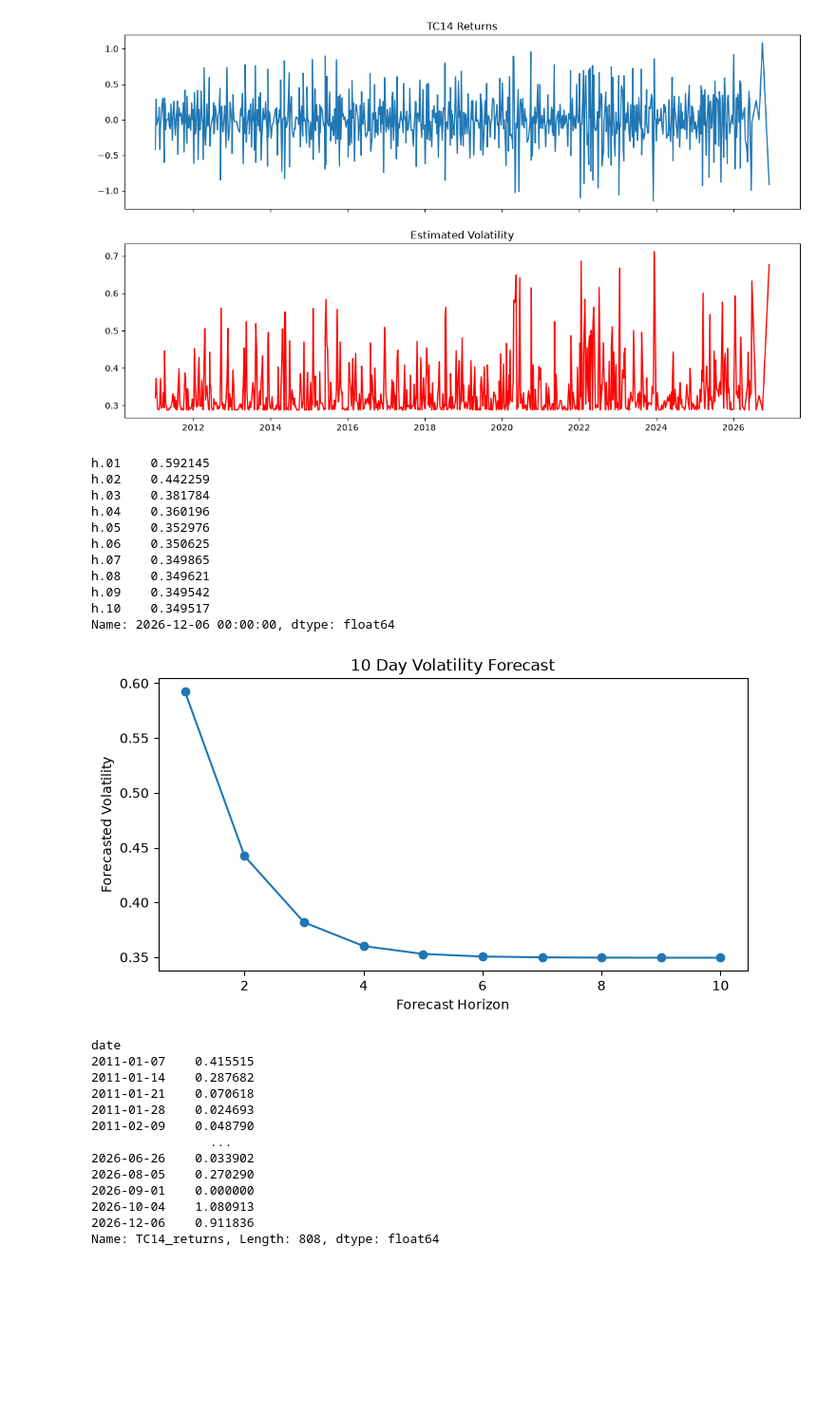
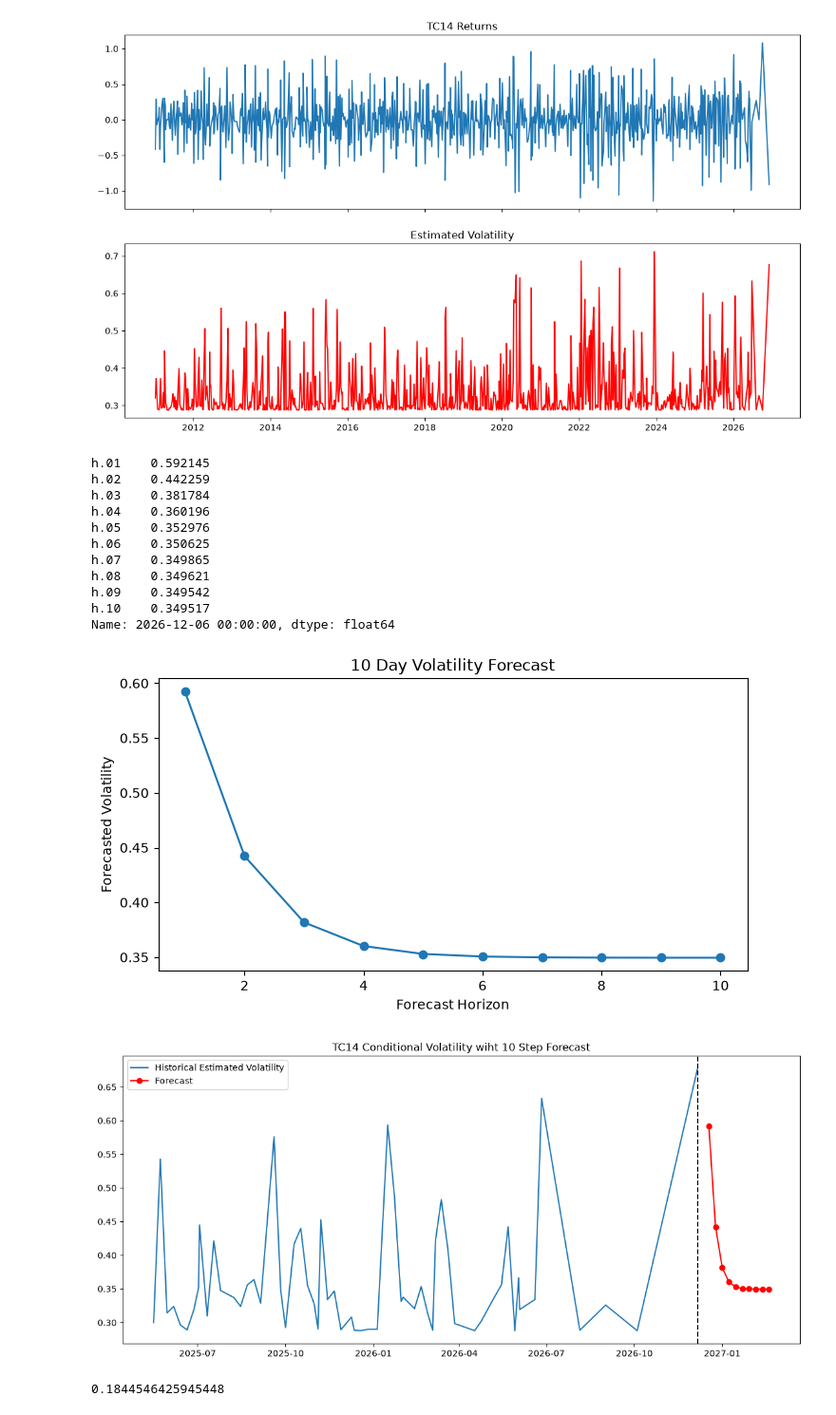
Before and after one commit to hdwyerr/freight-forecasting-models, a Jupyter notebook: code/TC14_Models.ipynb, the cells around one changed output. Shown at 95% size. Drawn from its saved outputs; the diff is of its cells as text; code cells hidden in the pictures; blank space fills up the shorter version.

Commit message:
continuing to work on forecasting

```diff
--- a/code/TC14_Models.ipynb
+++ b/code/TC14_Models.ipynb
@@ -898,44 +898,45 @@ vol_forecast = np.sqrt(variance_forecast)
 print(vol_forecast)
 
 #plot forecast
 plt.figure(figsize = (8,4))
 plt.plot(range(1,11), vol_forecast, marker = "o")
 plt.title("10 Day Volatility Forecast")
 plt.xlabel("Forecast Horizon")
 plt.ylabel("Forecasted Volatility")
 plt.show()
 
 #fitted forecast
+hist_vol = results_t.conditional_volatility
+hist = hist_vol.iloc[-60:]
+forecast_fitted = results_t.forecast(horizon =10)
+future = np.sqrt(forecast_fitted.variance.iloc[-1])
+future_dates = pd.date_range(start = hist.index[-1], periods =11, freq = "W-FRI")[1:]
 
+plt.figure(figsize = (14,6))
+plt.plot(hist.index, hist, label = "Historical Estimated Volatility")
+plt.plot(future_dates, future, color = "red", marker = "o", label = "Forecast")
+plt.axvline(hist.index[-1], color = "black", linestyle = "--")
+plt.legend()
+plt.title("TC14 Conditional Volatility wiht 10 Step Forecast")
+plt.show()
 
 #evaluating model
 realized = returns**2
 predicted = volatility**2
-rmse = np.sqrt(realized, predicted)
+rmse = np.sqrt(mean_squared_error(realized, predicted))
 print(rmse)
 # %% [output]
 h.01    0.592145
 h.02    0.442259
 h.03    0.381784
 h.04    0.360196
 h.05    0.352976
 h.06    0.350625
 h.07    0.349865
 h.08    0.349621
 h.09    0.349542
 h.10    0.349517
 Name: 2026-12-06 00:00:00, dtype: float64
 [figure]
+[figure, added]
-date
-2011-01-07    0.415515
-2011-01-14    0.287682
-2011-01-21    0.070618
-2011-01-28    0.024693
-2011-02-09    0.048790
-                ...
-2026-06-26    0.033902
-2026-08-05    0.270290
-2026-09-01    0.000000
-2026-10-04    1.080913
-2026-12-06    0.911836
-Name: TC14_returns, Length: 808, dtype: float64
+0.1844546425945448
```
Also changed, not shown: parts of 1 cell of this notebook.
